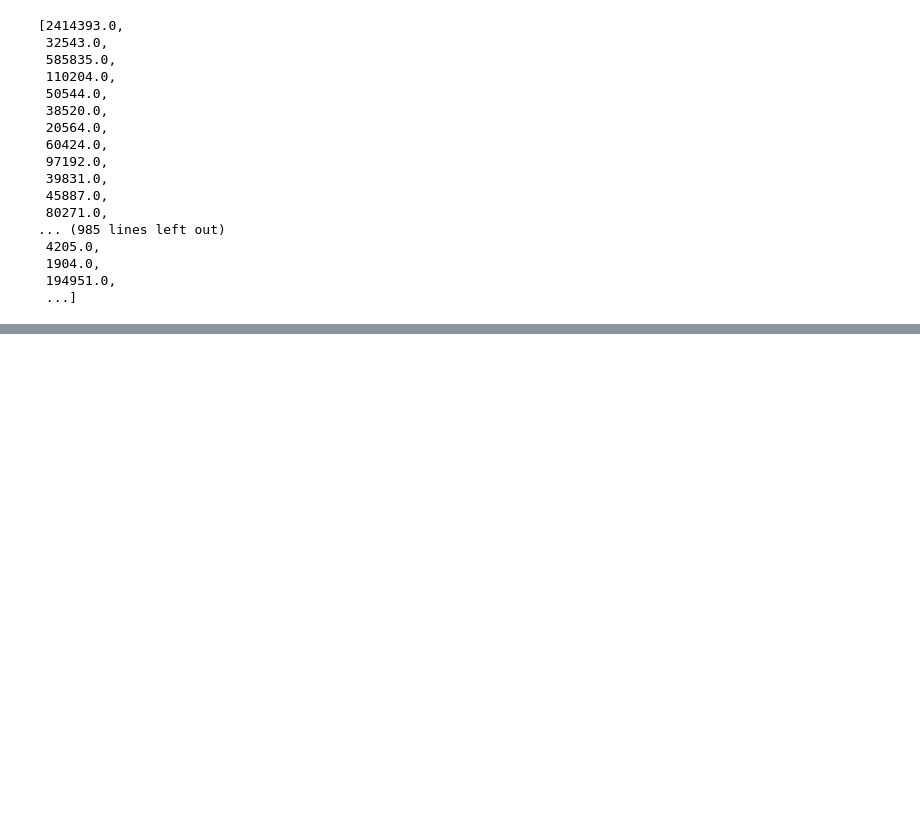
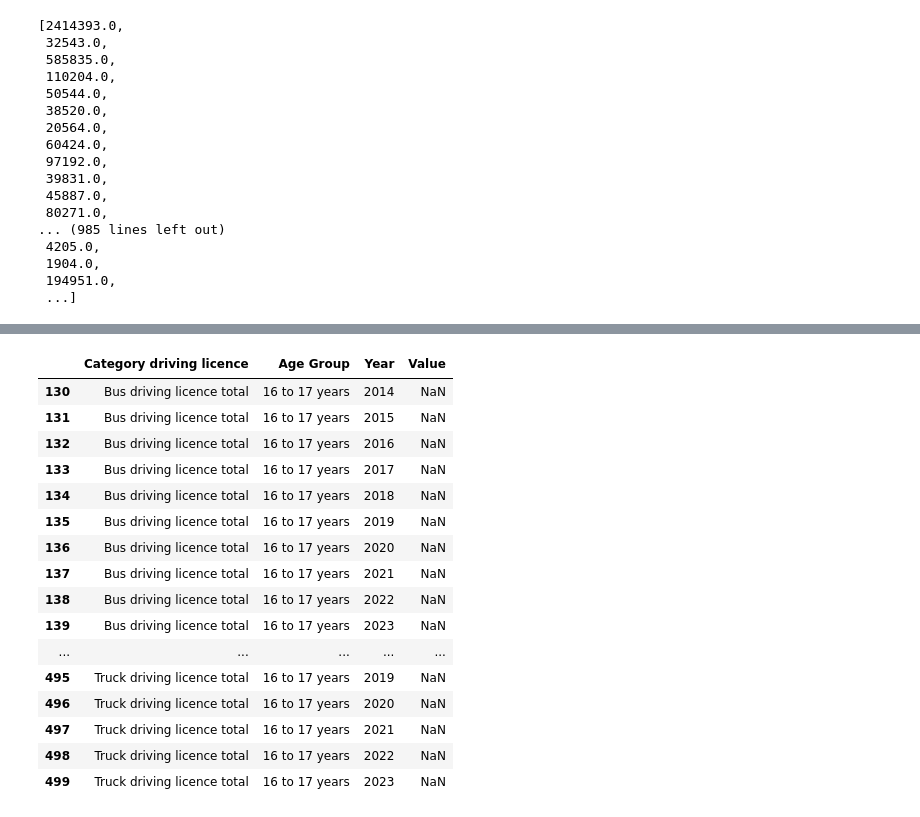
Before and after one commit to TunahanINCE/Current-Driving-Licences, a Jupyter notebook: Current_Driving_Licences.ipynb, the cells around one changed output, grey strips where cells are left out. Cells and saved outputs as stored; diff of their text form; code cells hidden in the pictures; blank space fills up the shorter version.

```diff
--- a/Current_Driving_Licences.ipynb
+++ b/Current_Driving_Licences.ipynb
@@ -284,0 +254,3 @@ df
+# %%
+df2=pd.read_csv("People_with_a_driving_licence_11122023_114434.csv",sep=';') #We read the second data set with pandas
+#veri setimiz noktali virgul ile ayrildigi icin sep parametresini ';' olarak ayarliyoruz
@@ -284,0 +300,7 @@ df
+# %%
+# We remove columns with only one unique value as they won't be useful for analysis
+#to_drop = ["Region"]
+
+# We drop the specified columns from the dataframe and apply changes directly with inplace=True.
+df2.drop(columns=["Region"], inplace=True)
+df2.head()
@@ -284,0 +314,4 @@ df
+# %%
+df2 = df2.rename(columns={"Age driving license holder":"Age Group",
+                        "Periods":"Year",
+                        "People with a driving licence (number)": "Value"}) # We rename 'VALUE' to 'Value' to match the naming style of other columns.
@@ -284,0 +331,21 @@ df
+# %%
+missing_df2 = df2[df2.isna().any(axis=1)] # We create a new dataframe containing only the rows with missing data.
+missing_df2 # We display the dataframe with missing values.
+# %% [output]
+|  | Category driving licence | Age Group | Year | Value |
+| 130 | Bus driving licence total | 16 to 17 years | 2014 | NaN |
+| 131 | Bus driving licence total | 16 to 17 years | 2015 | NaN |
+| 132 | Bus driving licence total | 16 to 17 years | 2016 | NaN |
+| 133 | Bus driving licence total | 16 to 17 years | 2017 | NaN |
+| 134 | Bus driving licence total | 16 to 17 years | 2018 | NaN |
+| 135 | Bus driving licence total | 16 to 17 years | 2019 | NaN |
+| 136 | Bus driving licence total | 16 to 17 years | 2020 | NaN |
+| 137 | Bus driving licence total | 16 to 17 years | 2021 | NaN |
+| 138 | Bus driving licence total | 16 to 17 years | 2022 | NaN |
+| 139 | Bus driving licence total | 16 to 17 years | 2023 | NaN |
+| ... | ... | ... | ... | ... |
+| 495 | Truck driving licence total | 16 to 17 years | 2019 | NaN |
+| 496 | Truck driving licence total | 16 to 17 years | 2020 | NaN |
+| 497 | Truck driving licence total | 16 to 17 years | 2021 | NaN |
+| 498 | Truck driving licence total | 16 to 17 years | 2022 | NaN |
+| 499 | Truck driving licence total | 16 to 17 years | 2023 | NaN |
```
Also changed, not shown: parts of 55 cells of this notebook.
